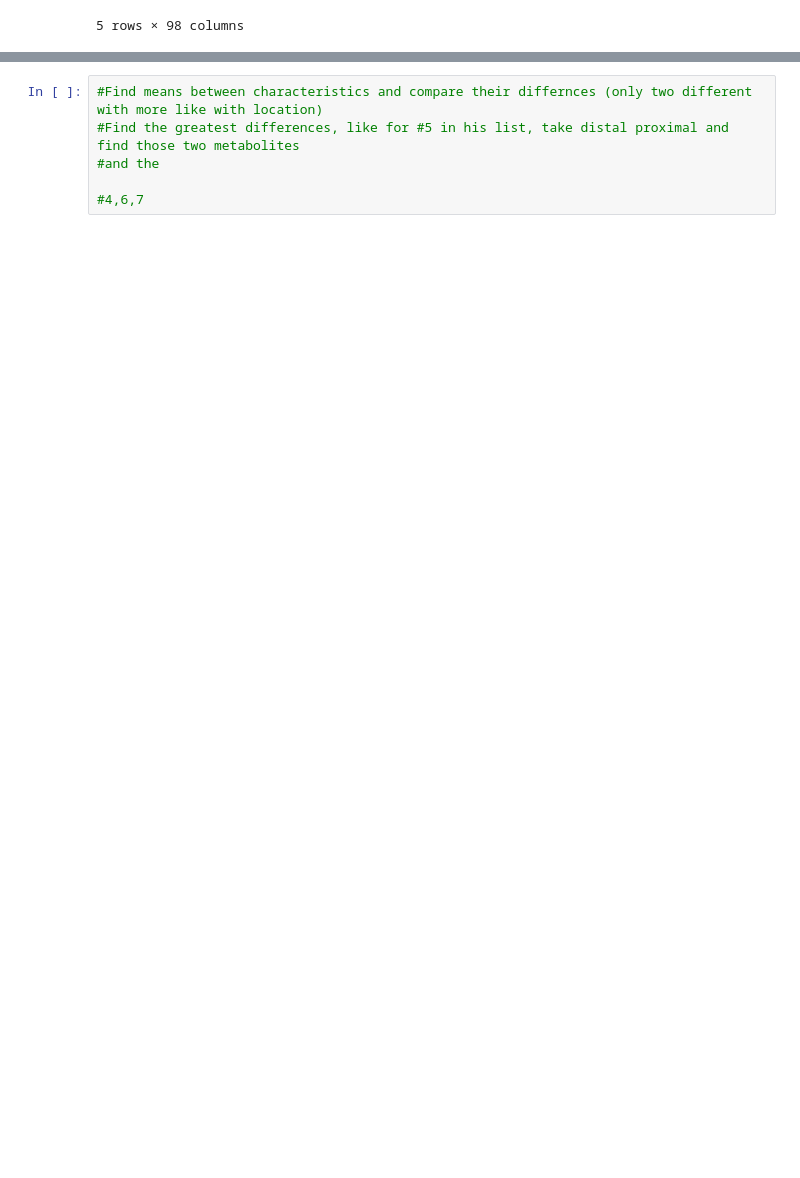
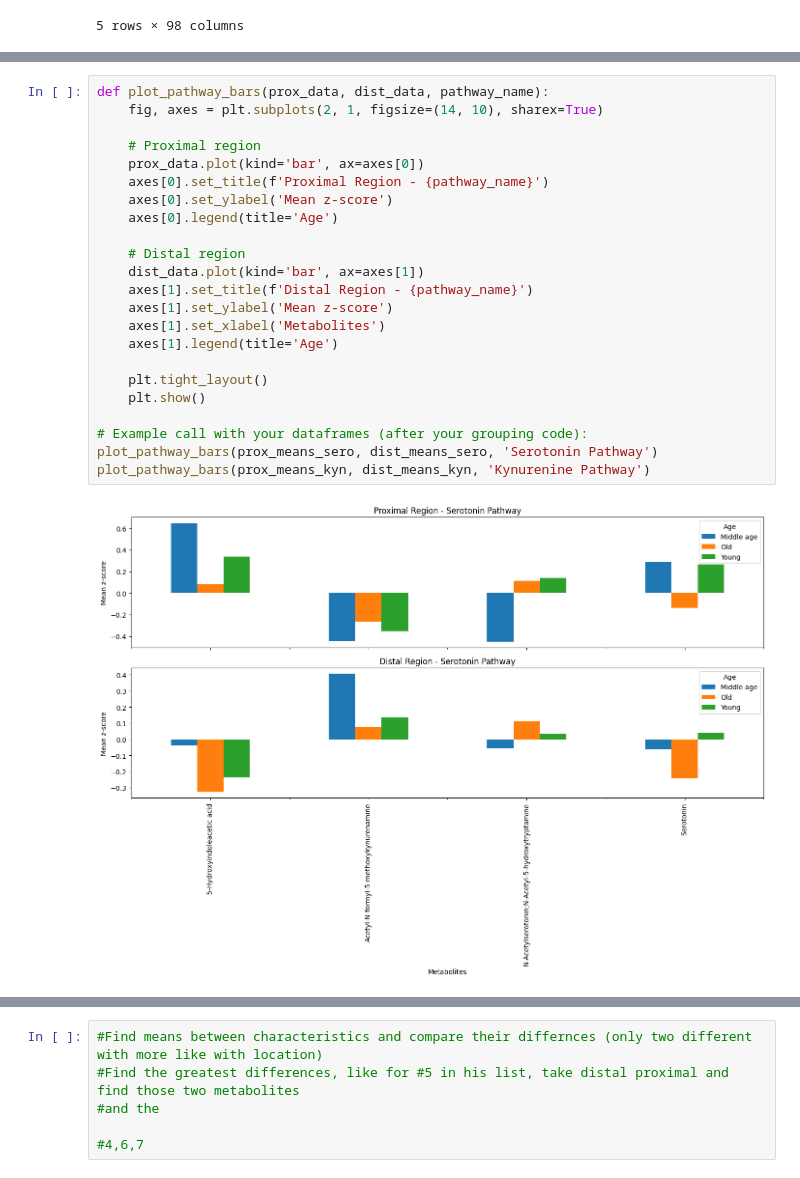
Before and after one commit to CadenBold/intestinal-omics, a Jupyter notebook: working.ipynb, the cells around one changed output, grey strips where cells are left out. Drawn from its saved outputs; the diff is of its cells as text; blank space fills up the shorter version.

```diff
--- a/working.ipynb
+++ b/working.ipynb
@@ -727,0 +682,25 @@ dtype: float64
+# %%
+def plot_pathway_bars(prox_data, dist_data, pathway_name):
+    fig, axes = plt.subplots(2, 1, figsize=(14, 10), sharex=True)
+
+    # Proximal region
+    prox_data.plot(kind='bar', ax=axes[0])
+    axes[0].set_title(f'Proximal Region - {pathway_name}')
+    axes[0].set_ylabel('Mean z-score')
+    axes[0].legend(title='Age')
+
+    # Distal region
+    dist_data.plot(kind='bar', ax=axes[1])
+    axes[1].set_title(f'Distal Region - {pathway_name}')
+    axes[1].set_ylabel('Mean z-score')
+    axes[1].set_xlabel('Metabolites')
+    axes[1].legend(title='Age')
+
+    plt.tight_layout()
+    plt.show()
+
+# Example call with your dataframes (after your grouping code):
+plot_pathway_bars(prox_means_sero, dist_means_sero, 'Serotonin Pathway')
+plot_pathway_bars(prox_means_kyn, dist_means_kyn, 'Kynurenine Pathway')
+# %% [output]
+[figure, added]
```
Also changed, not shown: parts of 9 cells of this notebook.
